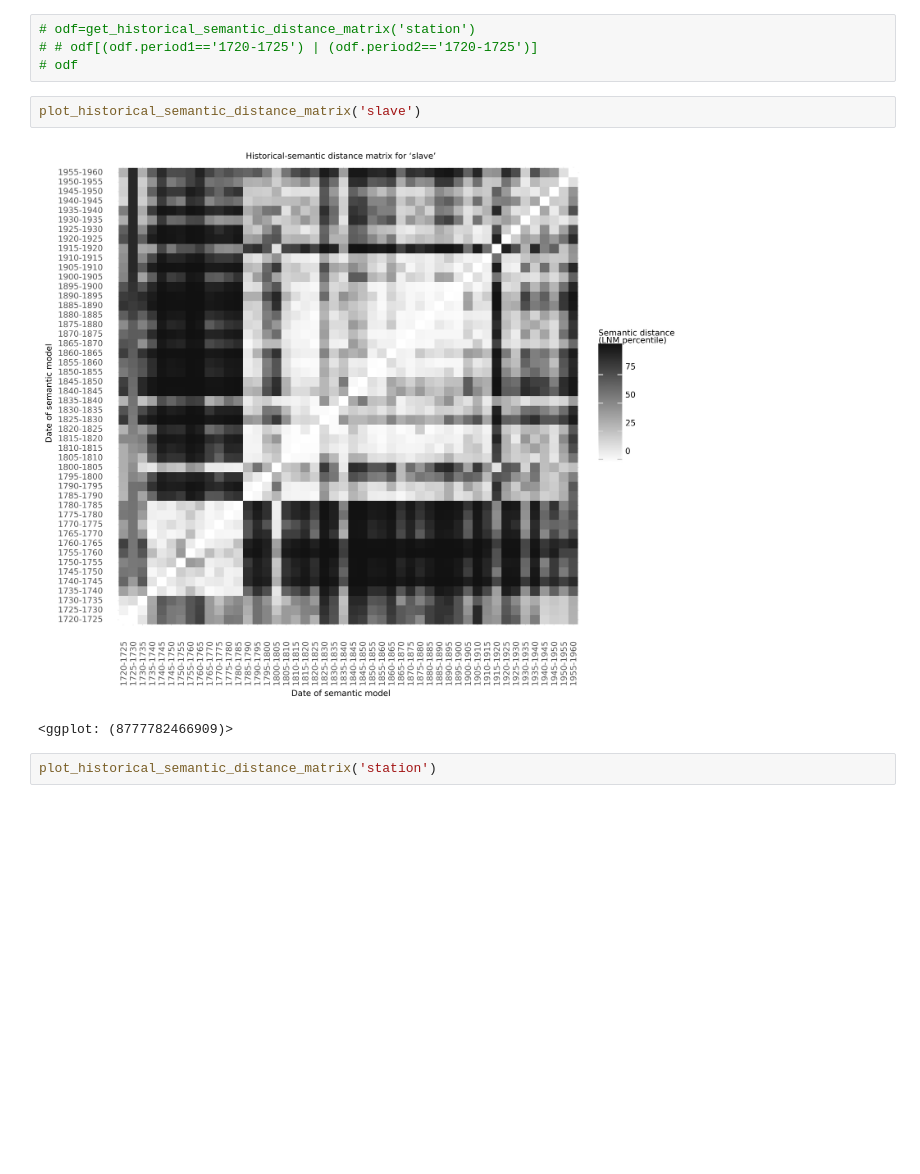
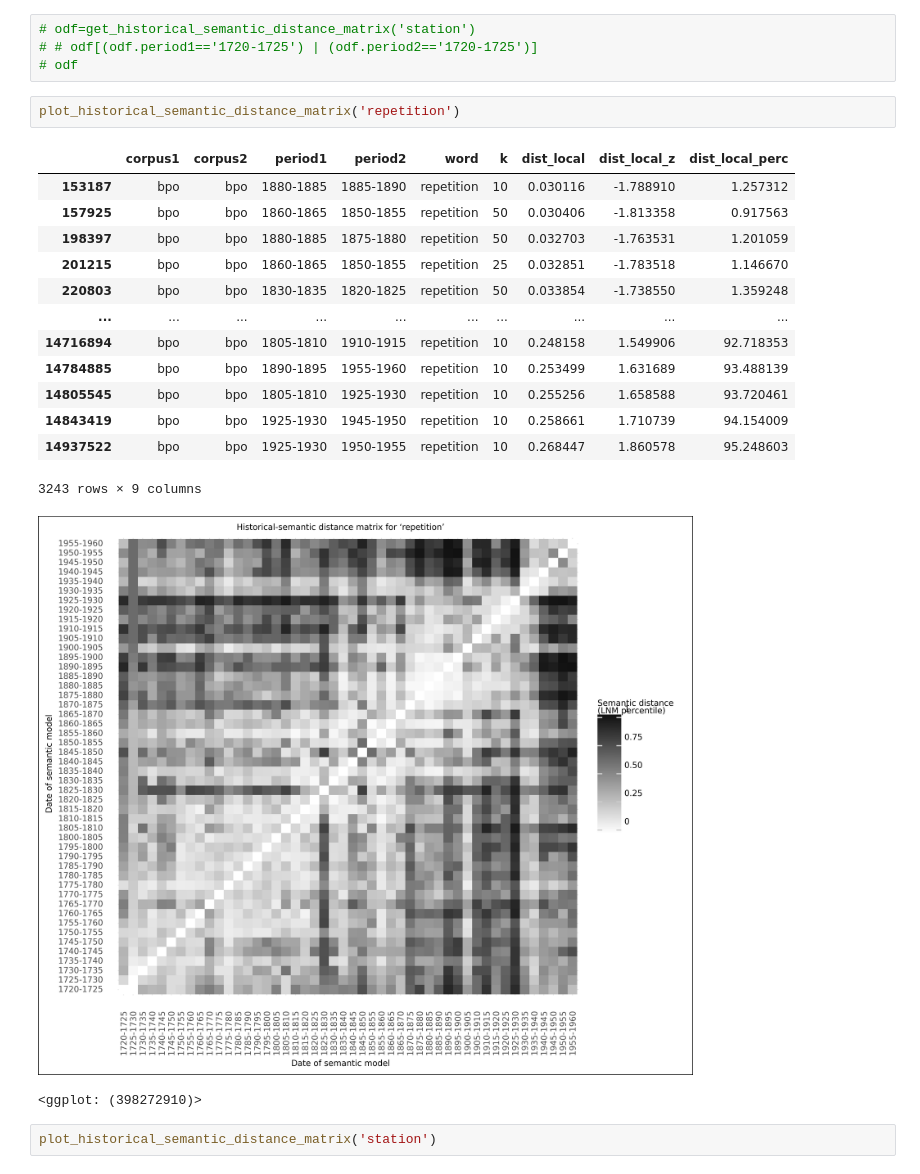
Before and after one commit to quadrismegistus/koselleck, a Jupyter notebook: koselleck/dists/dists.ipynb, the cells around one changed output. Drawn from its saved outputs; the diff is of its cells as text; blank space fills up the shorter version.

```diff
--- a/koselleck/dists/dists.ipynb
+++ b/koselleck/dists/dists.ipynb
@@ -88,10 +101,23 @@ dfm_word
 # # odf[(odf.period1=='1720-1725') | (odf.period2=='1720-1725')]
 # odf
 # %%
-plot_historical_semantic_distance_matrix('slave')
+plot_historical_semantic_distance_matrix('repetition')
 # %% [output]
+|  | corpus1 | corpus2 | period1 | period2 | word | k | dist_local | dist_local_z | dist_local_perc |
+| 153187 | bpo | bpo | 1880-1885 | 1885-1890 | repetition | 10 | 0.030116 | -1.788910 | 1.257312 |
+| 157925 | bpo | bpo | 1860-1865 | 1850-1855 | repetition | 50 | 0.030406 | -1.813358 | 0.917563 |
+| 198397 | bpo | bpo | 1880-1885 | 1875-1880 | repetition | 50 | 0.032703 | -1.763531 | 1.201059 |
+| 201215 | bpo | bpo | 1860-1865 | 1850-1855 | repetition | 25 | 0.032851 | -1.783518 | 1.146670 |
+| 220803 | bpo | bpo | 1830-1835 | 1820-1825 | repetition | 50 | 0.033854 | -1.738550 | 1.359248 |
+| ... | ... | ... | ... | ... | ... | ... | ... | ... | ... |
+| 14716894 | bpo | bpo | 1805-1810 | 1910-1915 | repetition | 10 | 0.248158 | 1.549906 | 92.718353 |
+| 14784885 | bpo | bpo | 1890-1895 | 1955-1960 | repetition | 10 | 0.253499 | 1.631689 | 93.488139 |
+| 14805545 | bpo | bpo | 1805-1810 | 1925-1930 | repetition | 10 | 0.255256 | 1.658588 | 93.720461 |
+| 14843419 | bpo | bpo | 1925-1930 | 1945-1950 | repetition | 10 | 0.258661 | 1.710739 | 94.154009 |
+| 14937522 | bpo | bpo | 1925-1930 | 1950-1955 | repetition | 10 | 0.268447 | 1.860578 | 95.248603 |
+3243 rows × 9 columns
-[figure, old version]
+[figure, new version]
-<ggplot: (8777782466909)>
+<ggplot: (398272910)>
 # %%
 plot_historical_semantic_distance_matrix('station')
 # %%
```
Also changed, not shown: parts of 4 cells of this notebook, 3 other files.
